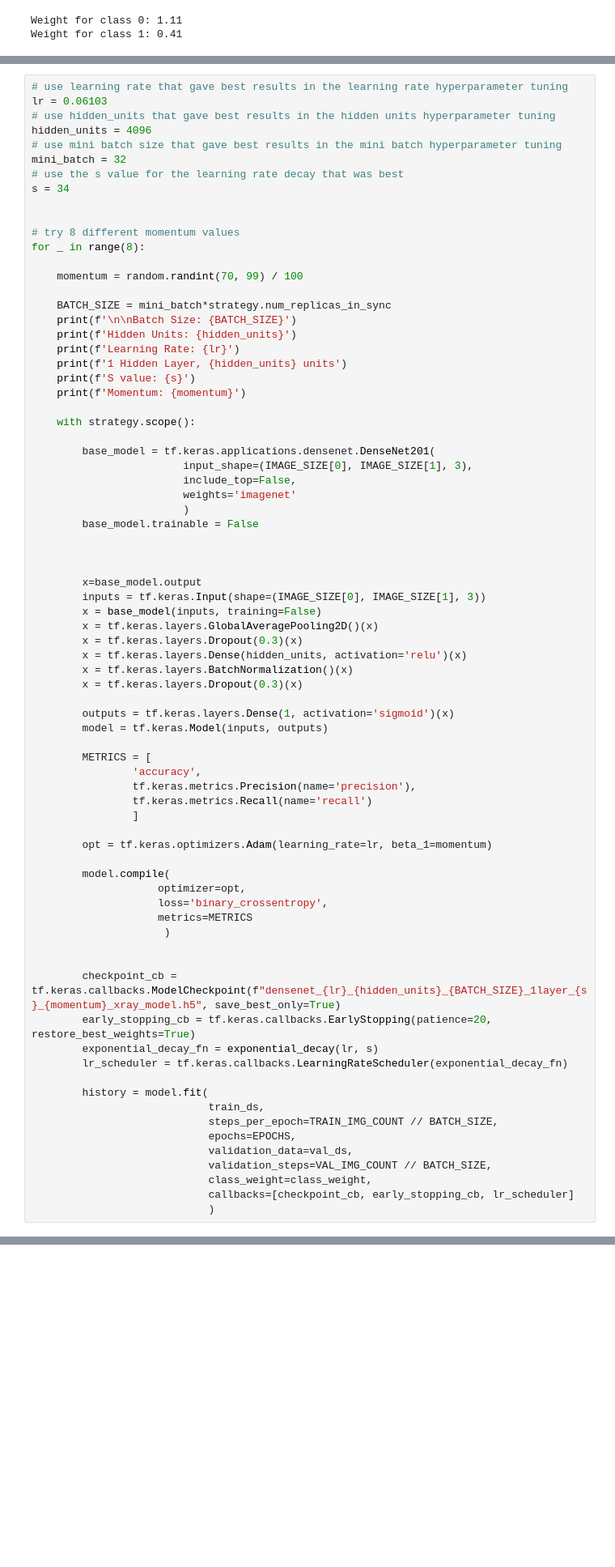
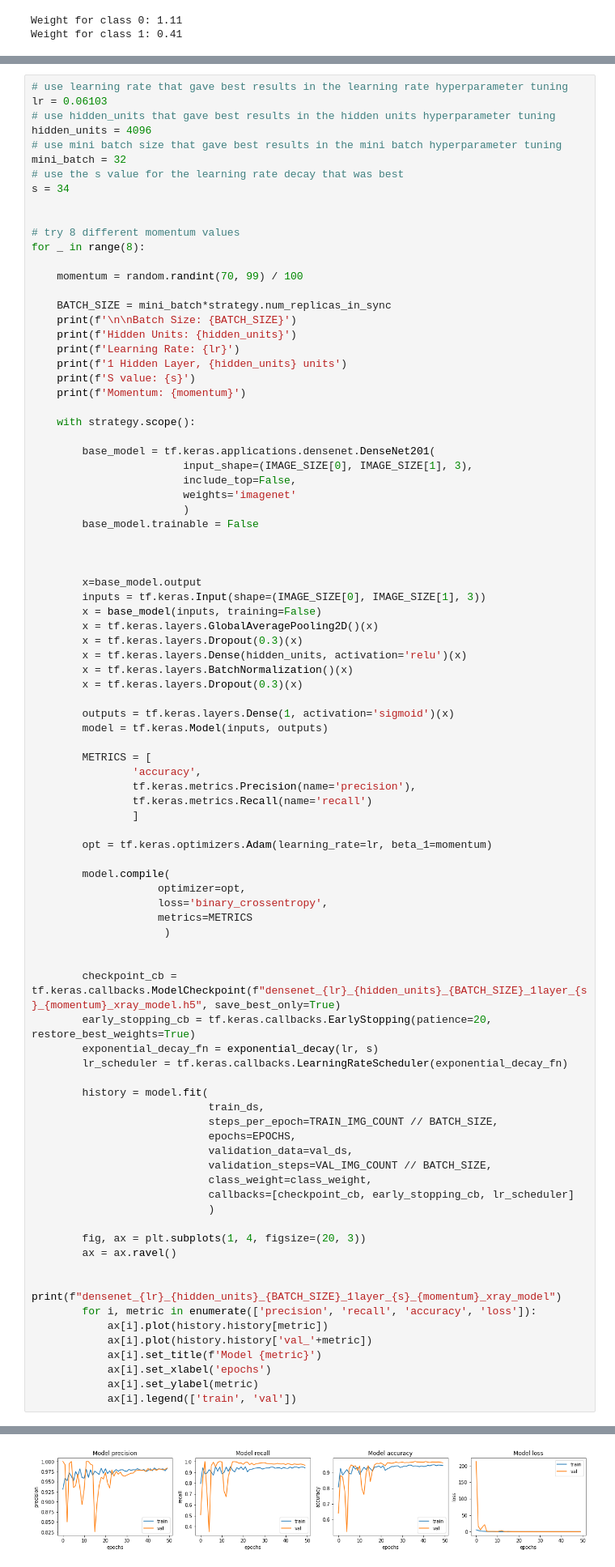
Before and after one commit to dagartga/Transfer_Learning_X-Ray_Classification, a Jupyter notebook: fine-tuning-momemtum-and-last-search.ipynb, the cells around one changed output, grey strips where cells are left out. Shown at 81% size. Drawn from its saved outputs; the diff is of its cells as text; blank space fills up the shorter version.

Commit message:
fine tune the momentum and a small random search around the best values

```diff
--- a/fine-tuning-momemtum-and-last-search.ipynb
+++ b/fine-tuning-momemtum-and-last-search.ipynb
@@ -381,6 +382,18 @@ for _ in range(8):
                             class_weight=class_weight,
                             callbacks=[checkpoint_cb, early_stopping_cb, lr_scheduler]
                             )
+
+        fig, ax = plt.subplots(1, 4, figsize=(20, 3))
+        ax = ax.ravel()
+
+        print(f"densenet_{lr}_{hidden_units}_{BATCH_SIZE}_1layer_{s}_{momentum}_xray_model")
+        for i, metric in enumerate(['precision', 'recall', 'accuracy', 'loss']):
+            ax[i].plot(history.history[metric])
+            ax[i].plot(history.history['val_'+metric])
+            ax[i].set_title(f'Model {metric}')
+            ax[i].set_xlabel('epochs')
+            ax[i].set_ylabel(metric)
+            ax[i].legend(['train', 'val'])
 # %% [output]
 Batch Size: 256
 Hidden Units: 4096
@@ -401,0 +415 @@ Epoch 50/50
+[figure, added]
```
Also changed, not shown: parts of 9 cells of this notebook.
